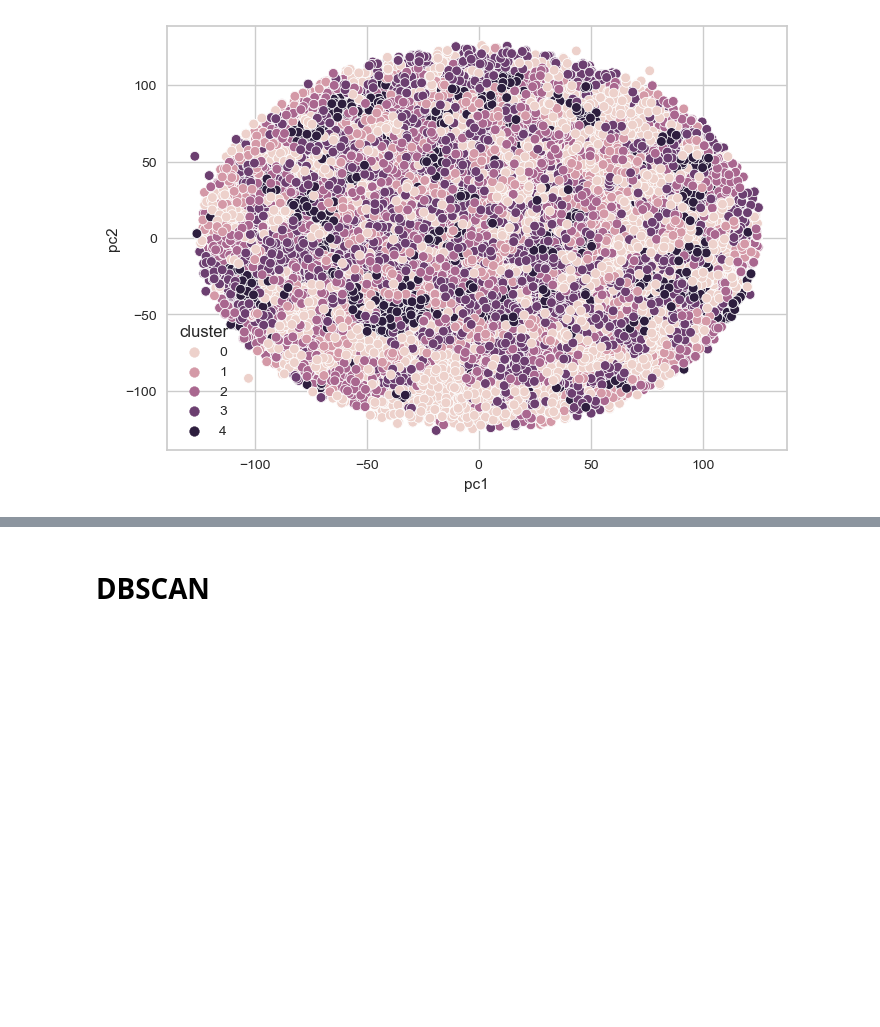
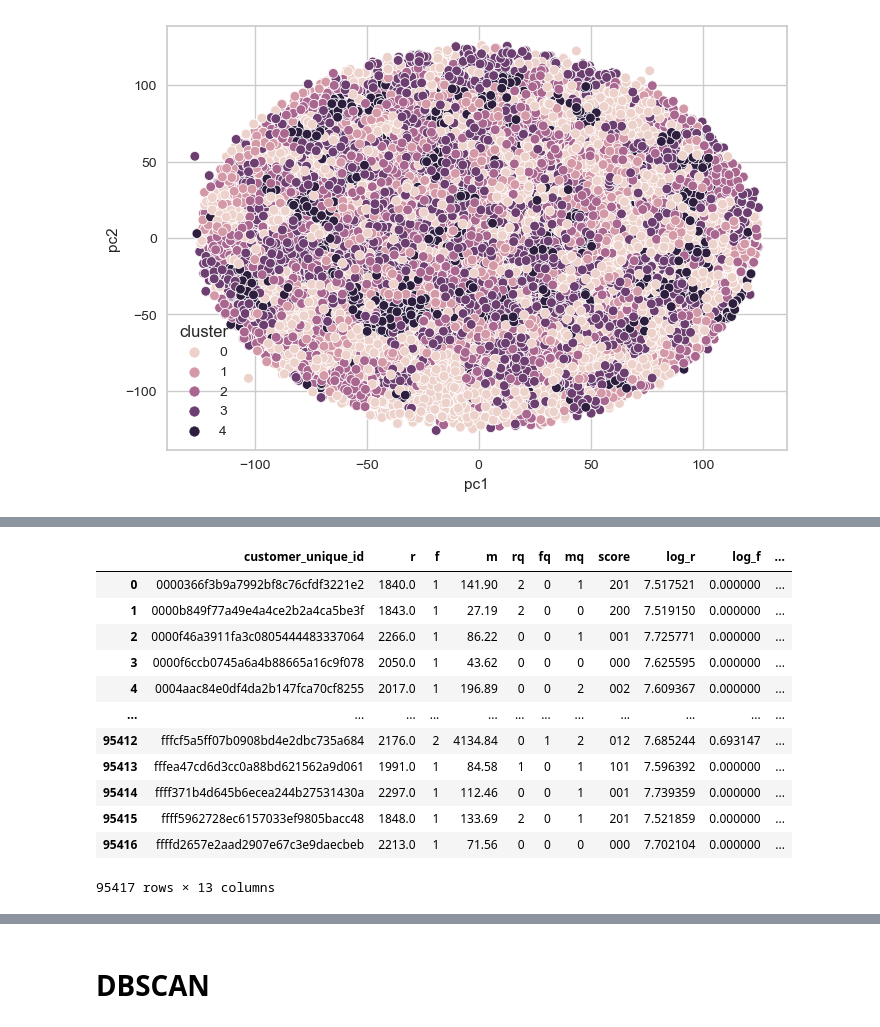
Before and after one commit to ArhurK/P5-Segmentez-les-clients-d-un-e-commerce, a Jupyter notebook: P5_Olist_Model.ipynb, the cells around one changed output, grey strips where cells are left out. Saved outputs shown, nothing was run; the diff lists cells and outputs as text; code cells hidden in the pictures; blank space fills up the shorter version.

```diff
--- a/P5_Olist_Model.ipynb
+++ b/P5_Olist_Model.ipynb
@@ -247,0 +271,21 @@ plt.show()
+# %%
+rfm_reviews['rq'] = rfm_reviews['rq'].astype('int')
+rfm_reviews['fq'] = rfm_reviews['fq'].astype('int')
+rfm_reviews['mq'] = rfm_reviews['mq'].astype('int')
+#rfm_reviews['score'] = rfm_reviews['score'].astype('int')
+# %%
+rfm_reviews
+# %% [output]
+|  | customer_unique_id | r | f | m | rq | fq | mq | score | log_r | log_f | ... |
+| 0 | 0000366f3b9a7992bf8c76cfdf3221e2 | 1840.0 | 1 | 141.90 | 2 | 0 | 1 | 201 | 7.517521 | 0.000000 | ... |
+| 1 | 0000b849f77a49e4a4ce2b2a4ca5be3f | 1843.0 | 1 | 27.19 | 2 | 0 | 0 | 200 | 7.519150 | 0.000000 | ... |
+| 2 | 0000f46a3911fa3c0805444483337064 | 2266.0 | 1 | 86.22 | 0 | 0 | 1 | 001 | 7.725771 | 0.000000 | ... |
+| 3 | 0000f6ccb0745a6a4b88665a16c9f078 | 2050.0 | 1 | 43.62 | 0 | 0 | 0 | 000 | 7.625595 | 0.000000 | ... |
+| 4 | 0004aac84e0df4da2b147fca70cf8255 | 2017.0 | 1 | 196.89 | 0 | 0 | 2 | 002 | 7.609367 | 0.000000 | ... |
+| ... | ... | ... | ... | ... | ... | ... | ... | ... | ... | ... | ... |
+| 95412 | fffcf5a5ff07b0908bd4e2dbc735a684 | 2176.0 | 2 | 4134.84 | 0 | 1 | 2 | 012 | 7.685244 | 0.693147 | ... |
+| 95413 | fffea47cd6d3cc0a88bd621562a9d061 | 1991.0 | 1 | 84.58 | 1 | 0 | 1 | 101 | 7.596392 | 0.000000 | ... |
+| 95414 | ffff371b4d645b6ecea244b27531430a | 2297.0 | 1 | 112.46 | 0 | 0 | 1 | 001 | 7.739359 | 0.000000 | ... |
+| 95415 | ffff5962728ec6157033ef9805bacc48 | 1848.0 | 1 | 133.69 | 2 | 0 | 1 | 201 | 7.521859 | 0.000000 | ... |
+| 95416 | ffffd2657e2aad2907e67c3e9daecbeb | 2213.0 | 1 | 71.56 | 0 | 0 | 0 | 000 | 7.702104 | 0.000000 | ... |
+95417 rows × 13 columns
```
Also changed, not shown: parts of 16 cells of this notebook, 2 other files.
